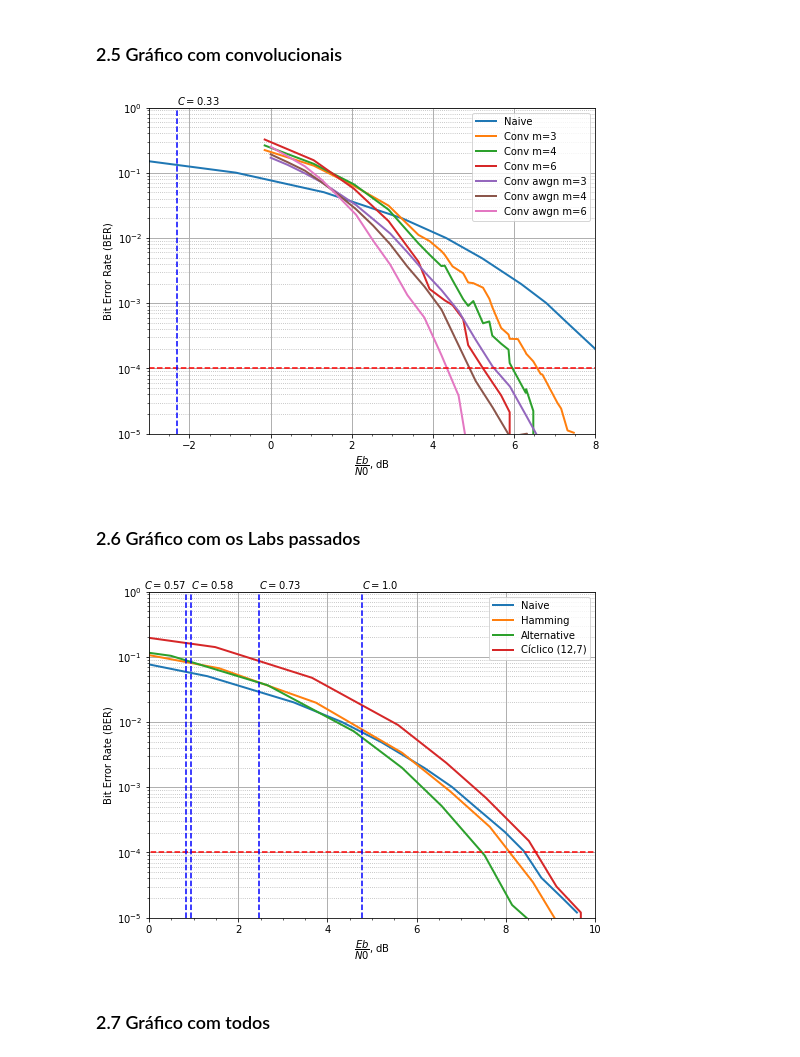
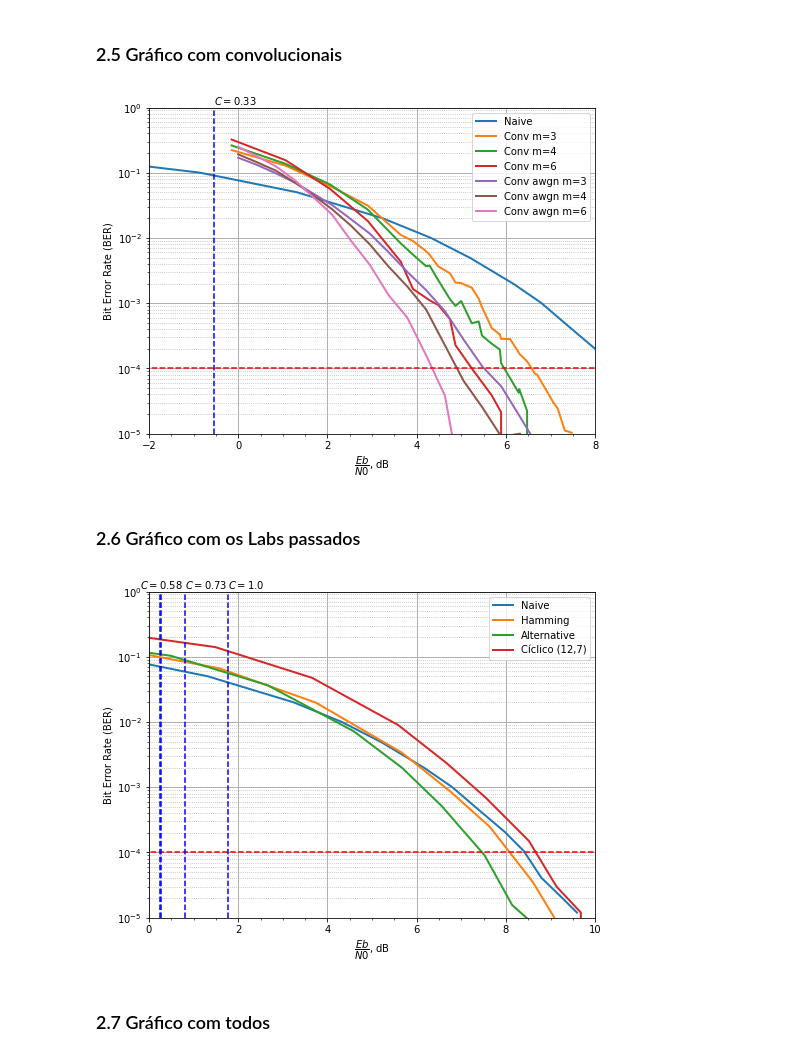
Before and after one commit to kowalks/ele32-labs, a Jupyter notebook: lab4.ipynb, the cells around one changed output. Drawn from its saved outputs; the diff is of its cells as text; code cells hidden in the pictures.

```diff
--- a/lab4.ipynb
+++ b/lab4.ipynb
@@ -201,36 +201,36 @@ sim = conv_bsc_eb_n0[1][:18] + conv_bsc_eb_n0[1][19:23]
 plt.plot(sim, prob, linewidth=lw)
 
 # Terceiro
 prob = conv_bsc_prob[2][:6] + conv_bsc_prob[2][7:11] + conv_bsc_prob[2][12:13] + conv_bsc_prob[2][15:16] + conv_bsc_prob[2][17:19]
 sim = conv_bsc_eb_n0[2][:6] + conv_bsc_eb_n0[2][7:11] + conv_bsc_eb_n0[2][12:13] + conv_bsc_eb_n0[2][15:16] + conv_bsc_eb_n0[2][17:19]
 plt.plot(sim, prob, linewidth=lw)
 
 # Awgn
 for i in range(3):
     plt.plot(conv_awgn_eb_n0[i], conv_awgn_prob[i], linewidth=lw)
 
 # Linha
 plt.plot([-3,10], [1e-4,1e-4], color='red', linestyle='dashed')
 
 # Linhas verticais
 r = 1/3
-snr = 2**(2*r)-1
+snr = (2**(2*r)-1)/(2*r)
 snr_db = 10*np.log10(snr)
 plt.plot([snr_db, snr_db], [1e-5, 1], color='blue', linestyle='dashed')
 plt.text(snr_db, 1.1, f'$C={float(r):.2}$')
 
 ax.set_yscale('log')
 # ax.set_xscale('log')
 # ax.invert_xaxis()
 plt.ylim(1e-5, 1)
-plt.xlim(-3,8)
+plt.xlim(-2,8)
 ax.legend(['Naive'] + [f'Conv m={m}' for m in [3,4,6]] + [f'Conv awgn m={m}' for m in [3,4,6]])
 plt.ylabel('Bit Error Rate (BER)')
 plt.xlabel(r'$\dfrac{Eb}{N0}$, dB')
 plt.minorticks_on()
 plt.show()
 # %% [output]
-[figure, old version]
+[figure, new version]
 # %% [markdown]
 ### 2.6 Gráfico com os Labs passados
 # %%
@@ -254,11 +254,15 @@ plt.plot([-3,10], [1e-4,1e-4], color='red', linestyle='dashed')
 # Linhas verticais
 Rs = set([naive_rate, hamming_rate, alt_rate, cyclic_rate])
 for i, r in enumerate(Rs):
-    snr = 2**(2*r)-1
+    snr = (2**(2*r)-1)/(2*r)
     snr_db = 10*np.log10(snr)
     plt.plot([snr_db, snr_db], [1e-5, 1], color='blue', linestyle='dashed')
     if i == 0:
-        plt.text(snr_db, 1.1, f'$C={float(r):.2}$', ha='right')
+        pass
+        # plt.text(snr_db, 1.4, f'$C={float(r):.2}$', ha='right')
+    elif i == 3:
+        pass
+        plt.text(snr_db, 1.1, f'$C={float(r):.2}$', ha='center')
     else:
         plt.text(snr_db, 1.1, f'$C={float(r):.2}$')
 
@@ -273,7 +277,7 @@ plt.xlabel(r'$\dfrac{Eb}{N0}$, dB')
 plt.minorticks_on()
 plt.show()
 # %% [output]
-[figure, old version]
+[figure, new version]
 # %% [markdown]
 ### 2.7 Gráfico com todos
 # %%
```
Also changed, not shown: parts of 3 cells of this notebook, 6 other files.
